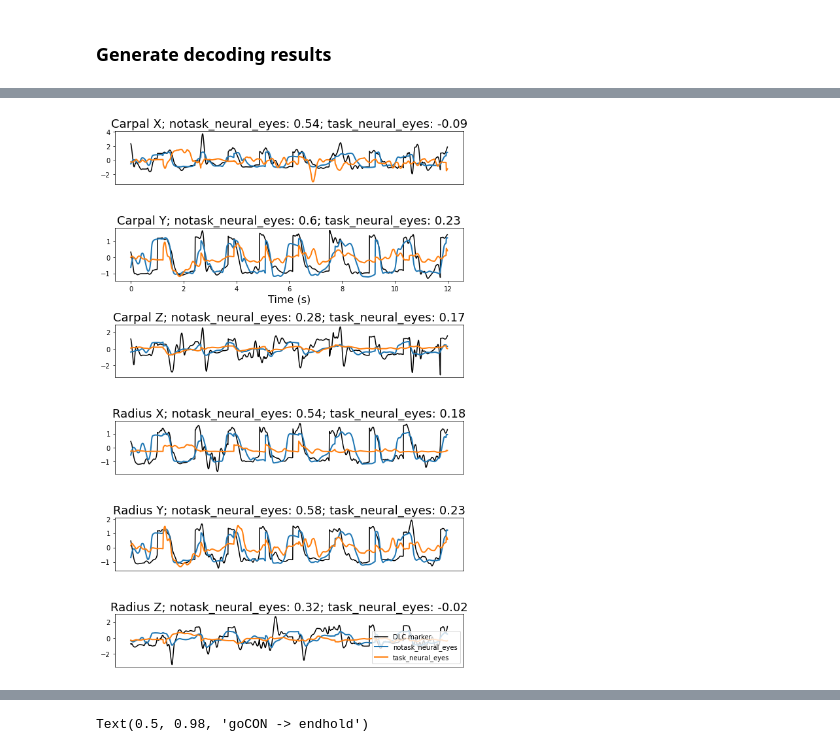
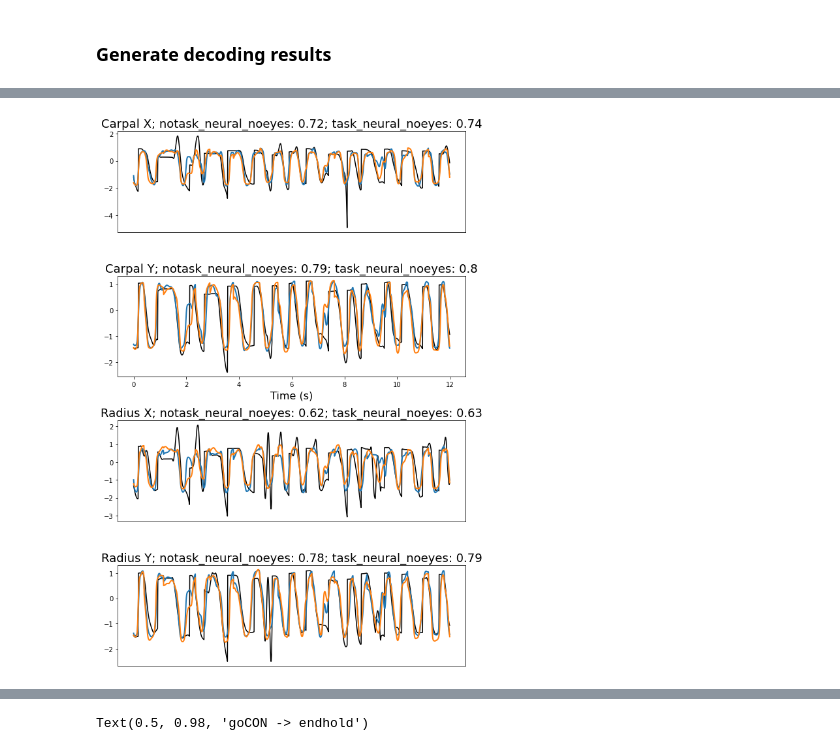
Before and after one commit to ntolley/SEE_decoding, a Jupyter notebook: notebooks/movement_decoding_rnn.ipynb, the cells around one changed output, grey strips where cells are left out. Drawn from its saved outputs; the diff is of its cells as text; code cells hidden in the pictures.

```diff
--- a/notebooks/movement_decoding_rnn.ipynb
+++ b/notebooks/movement_decoding_rnn.ipynb
@@ -69,9 +75,9 @@ radius_mask = kinematic_df['name'].str.contains(pat='radiusDistal')
 
 wrist_df = kinematic_df[np.logical_or(carpal_mask, radius_mask)]
 # %%
-rng = np.random.default_rng(22)
-random_units = rng.choice(range(85), size=3).astype(str)
-unit_mask = np.in1d(neural_df['unit'].values, random_units)
-layout_mask = neural_df['unit'].str.contains(pat='layout')
+# rng = np.random.default_rng(22)
+# random_units = rng.choice(range(85), size=3).astype(str)
+# unit_mask = np.in1d(neural_df['unit'].values, random_units)
+# layout_mask = neural_df['unit'].str.contains(pat='layout')
 
-neural_df = neural_df[np.logical_or(unit_mask, layout_mask)].reset_index(drop=True)
+# neural_df = neural_df[np.logical_or(unit_mask, layout_mask)].reset_index(drop=True)
@@ -189,7 +218,7 @@ class model_gru(nn.Module):
 def run_wiener(pred_df, neural_df, neural_offset, task_info=True, window_size=10):
   if task_info:
     exclude_processing = np.zeros(len(neural_df['unit'].unique()))
-    exclude_processing[-2:] = np.ones(2)
+    exclude_processing[-8:] = np.ones(8)
     exclude_processing = exclude_processing.astype(bool)
   else:
     exclude_processing = None
@@ -223,7 +252,7 @@ def run_wiener(pred_df, neural_df, neural_offset, task_info=True, window_size=10
 def run_rnn(pred_df, neural_df, neural_offset, task_info=True, window_size=10):
   if task_info:
     exclude_processing = np.zeros(len(neural_df['unit'].unique()))
-    exclude_processing[-4:] = np.ones(4)
+    exclude_processing[-8:] = np.ones(8)
     exclude_processing = exclude_processing.astype(bool)
   else:
     exclude_processing = None
@@ -280,13 +309,13 @@ def run_rnn(pred_df, neural_df, neural_offset, task_info=True, window_size=10):
 neural_offset = 20
 window_size = 20
 
-#func_dict = {'wiener': run_wiener, 'rnn': run_rnn}
-func_dict = {'wiener': run_wiener}
+func_dict = {'wiener': run_wiener, 'rnn': run_rnn}
+# func_dict = {'wiener': run_wiener}
 
 df_dict = {'task_neural_noeyes': {'df': task_neural_noeyes_df, 'task_info': True},
-           'notask_neural_noeyes': {'df': notask_neural_noeyes_df, 'task_info': False},
-           'notask_neural_eyes': {'df': notask_neural_eyes_df, 'task_info': False},
-           'task_neural_eyes': {'df': notask_neural_eyes_df, 'task_info': True,}}
+           'notask_neural_noeyes': {'df': notask_neural_noeyes_df, 'task_info': False}}
+        #    'notask_neural_eyes': {'df': notask_neural_eyes_df, 'task_info': False},
+        #    'task_neural_eyes': {'df': notask_neural_eyes_df, 'task_info': True,}}
            #'eyes': {'df': eye_df, 'task_info': False}}
 
 decode_results = dict()
@@ -322,42 +372,43 @@ X_test_data = testing_set[:][0][:,-1,:].detach().cpu().numpy()
 y_test_data = testing_set[:][1][:,-1,:].detach().cpu().numpy()
 # %%
 plt.figure(figsize=(8, 12))
-tstart = 2000
+tstart = 1000
 bounds = np.arange(tstart, tstart + 1200)
 x_vals = np.arange(len(bounds))/100
 
 decoder_type = 'rnn'
-cond1 = 'notask_neural_eyes'
-cond2 = 'task_neural_eyes'
+# decoder_type = 'wiener'
+cond1 = 'notask_neural_noeyes'
+cond2 = 'task_neural_noeyes'
 
-marker_names = ['Carpal X', 'Carpal Y', 'Carpal Z', 'Radius X', 'Radius Y', 'Radius Z']
-for col_idx in range(6):
-    plt.subplot(6, 1, col_idx+1)
+marker_names = ['Carpal X', 'Carpal Y', 'Radius X', 'Radius Y']
+for col_idx in range(4):
+    plt.subplot(4, 1, col_idx+1)
     plt.plot(x_vals, y_test_data[bounds, col_idx], color='k', label='DLC marker')
     plt.plot(x_vals, decode_results[decoder_type][cond1]['test_pred'][bounds, col_idx], color='C0', linewidth=2, label=cond1)
     plt.plot(x_vals, decode_results[decoder_type][cond2]['test_pred'][bounds, col_idx], color='C1', linewidth=2, label=cond2)
 
 
     layout_corr = np.round(decode_results[decoder_type][cond1]['test_corr'][col_idx], 2)
     nolayout_corr = np.round(decode_results[decoder_type][cond2]['test_corr'][col_idx], 2)
     plt.title(f"{marker_names[col_idx]}; {cond1}: {layout_corr}; {cond2}: {nolayout_corr}", fontsize=18)
 
     if col_idx == 1:
         plt.xlabel('Time (s)', fontsize=16)
     else:
         plt.xticks([])
 
     if col_idx == 5:
         plt.legend()
 
     plt.ylim(plt.ylim())
     plt.xlim(plt.xlim())
 
     #plt.vlines(x=[3, 6, 9, 12],ymin=-10000, ymax=100000, color='k', linewidth=10, linestyle='-', alpha=0.3)
 plt.tight_layout()
 plt.savefig(f'movement_decoding_trajectory.png')
 # %% [output]
-[figure, old version]
+[figure, new version]
 # %%
 plt.figure(figsize=(8, 10))
 tstart = 300
```
Also changed, not shown: parts of 7 cells of this notebook, 2 other files.
